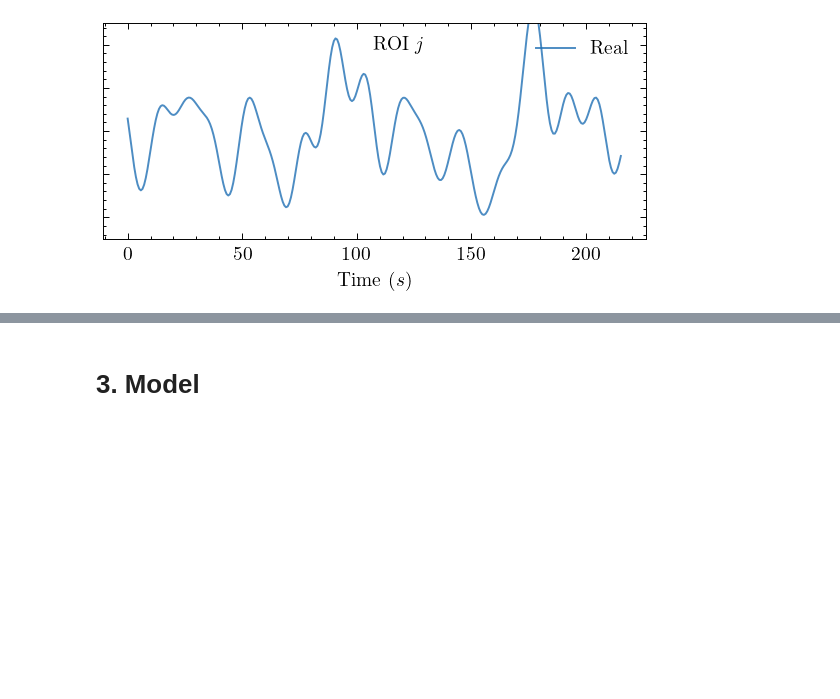
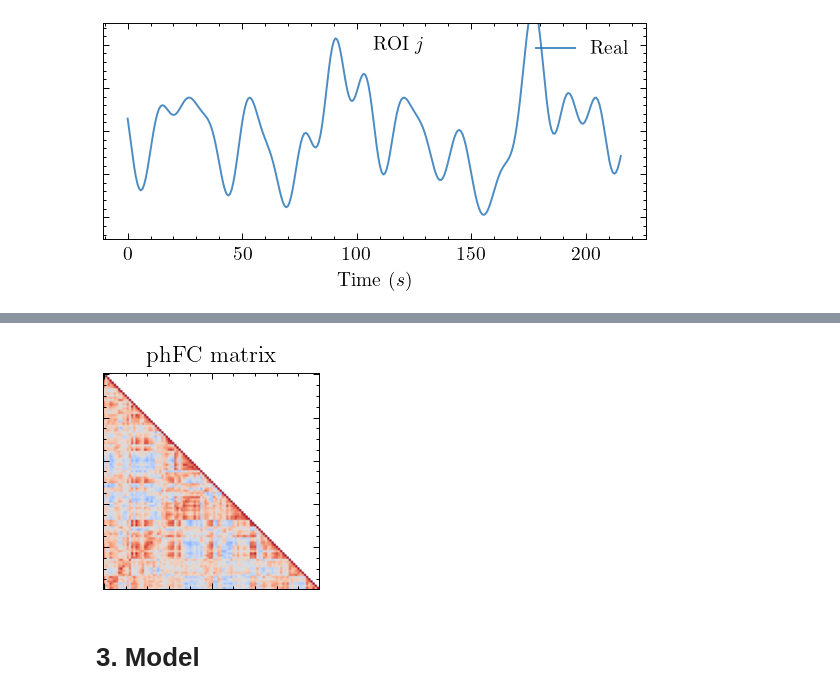
Before and after one commit to dani2442/neuroscience_control, a Jupyter notebook: examples/pipeline_visualization.ipynb, the cells around one changed output, grey strips where cells are left out. Saved outputs shown, nothing was run; the diff lists cells and outputs as text; code cells hidden in the pictures; blank space fills up the shorter version.

```diff
--- a/examples/pipeline_visualization.ipynb
+++ b/examples/pipeline_visualization.ipynb
@@ -293,3 +293,21 @@ plt.savefig(project_root / "paper" / "images" / "representation" / f"phases_cohe
+# %%
+fc_data = diff.mean(axis=2)
+fig, ax = plt.subplots(figsize=(h, h))
+
+n = len(fc_data)
+mask = np.triu(np.ones((n, n), dtype=bool), k=1)  # Mask upper triangle
+masked = np.where(mask, np.nan, fc_data)
+ax.imshow(masked, vmin=-1, vmax=1, cmap="coolwarm")
+ax.set_xticklabels([])
+ax.set_yticklabels([])
+
+# Highlight a specific column and row with bounding boxes
+box_kw = dict(linewidth=1.5, edgecolor="k", facecolor="none")
+ax.set_title("phFC matrix")
+
+plt.savefig(project_root / "paper" / "images" / "representation" / f"phFC_matrix_analytic.svg", dpi=200, bbox_inches="tight")
+# %% [output]
+[figure, added]
 # %% [markdown]
 # 3. Model
 # %%
```
Also changed, not shown: parts of 5 cells of this notebook.
